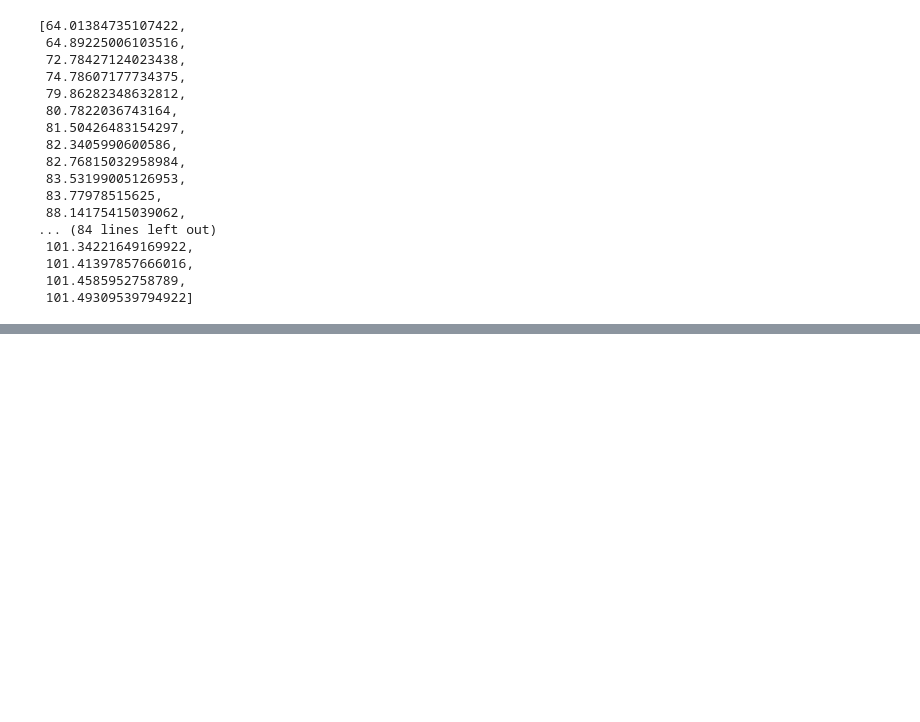
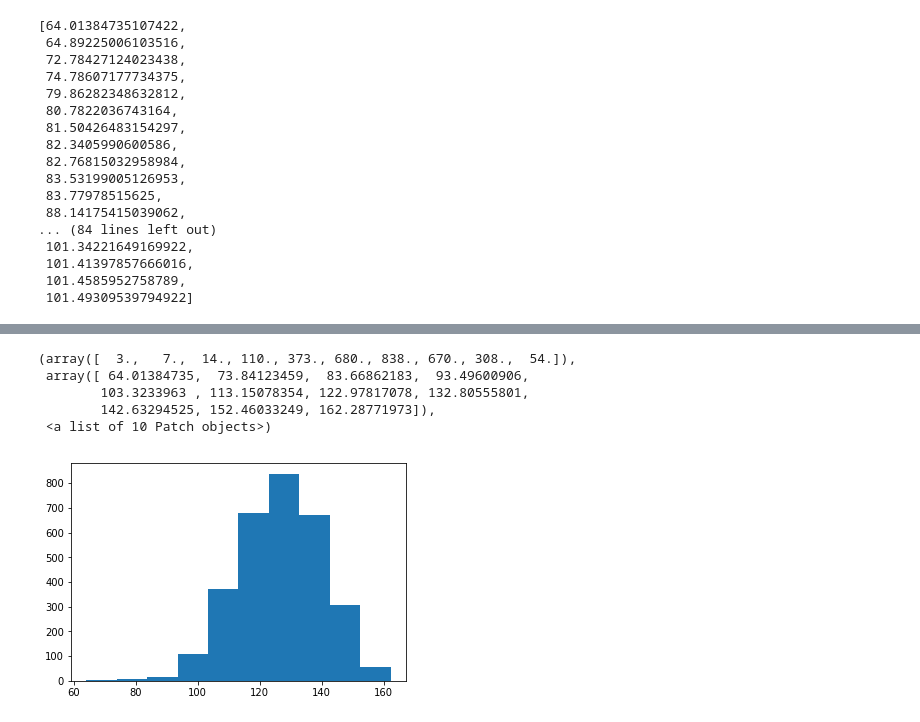
Before and after one commit to agusgun/person-reid, a Jupyter notebook: notebook/vgg-face-resnet-threshold-exp.ipynb, the cells around one changed output, grey strips where cells are left out. Saved outputs shown, nothing was run; the diff lists cells and outputs as text; code cells hidden in the pictures; blank space fills up the shorter version.

```diff
--- a/notebook/vgg-face-resnet-threshold-exp.ipynb
+++ b/notebook/vgg-face-resnet-threshold-exp.ipynb
@@ -154,0 +172,9 @@ diff_distances[:100]
+# %%
+plt.hist(diff_distances, bins=10)
+# %% [output]
+(array([  3.,   7.,  14., 110., 373., 680., 838., 670., 308.,  54.]),
+ array([ 64.01384735,  73.84123459,  83.66862183,  93.49600906,
+        103.3233963 , 113.15078354, 122.97817078, 132.80555801,
+        142.63294525, 152.46033249, 162.28771973]),
+ <a list of 10 Patch objects>)
+[figure, added]
```
Also changed, not shown: parts of 6 cells of this notebook.
